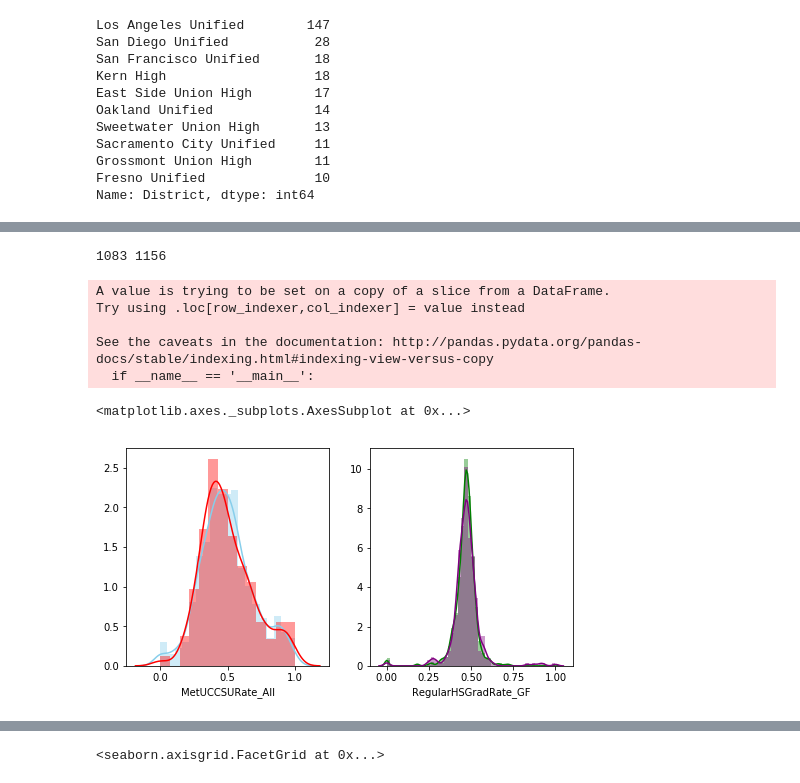
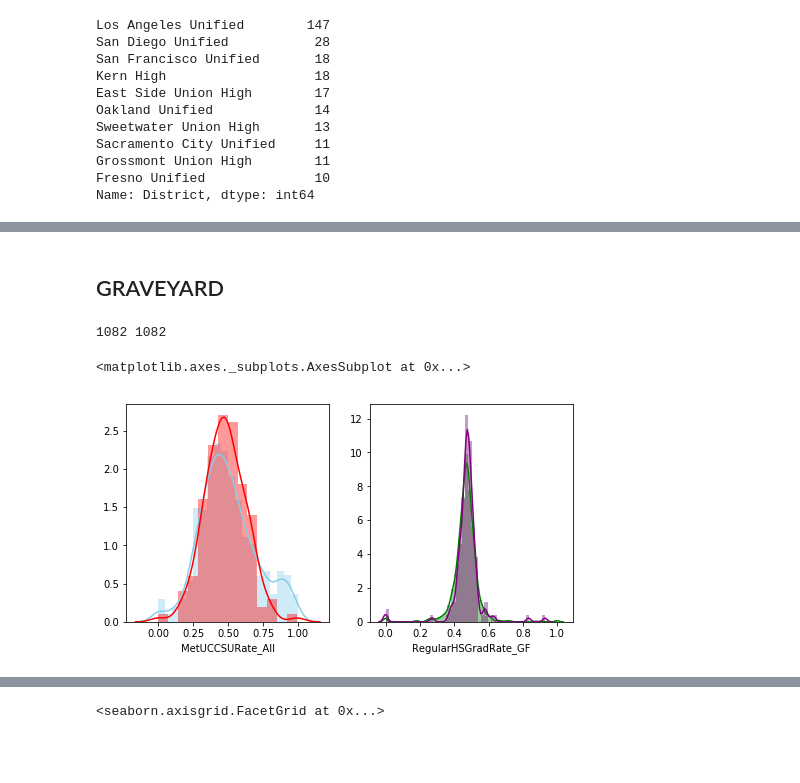
Before and after one commit to jordanplanders/Thinkful, a Jupyter notebook: Bootcamp/Unit 2/CA_edu_features.ipynb, the cells around one changed output, grey strips where cells are left out. Cells and saved outputs as stored; diff of their text form; code cells hidden in the pictures; blank space fills up the shorter version.

Commit message:
added new variables and heatmap

```diff
--- a/Bootcamp/Unit 2/CA_edu_features.ipynb
+++ b/Bootcamp/Unit 2/CA_edu_features.ipynb
@@ -335,0 +341,12 @@ Name: District, dtype: int64
+# %%
+g = sns.PairGrid(HS_sub[HS_numeric].dropna(), diag_sharey = False)
+g.map_upper(plt.scatter, alpha = .5)
+g.map_lower(sns.regplot, scatter_kws= dict(alpha = 0))
+g.map_diag(sns.kdeplot, lw = 3)
+
+for ik in range(len(HS_numeric)):
+    g.axes[ik,0].set_ylim(0,100)
+    g.axes[0,ik].set_xlim(0,100)
+
+g.axes[ik-1, 0].set_ylim(0, 2)
+g.axes[0, ik-1].set_xlim(0, 2)
@@ -335,0 +388,3 @@ Name: District, dtype: int64
+# %%
+HS_sub['pred_black'] = [1 if HS_sub['CohortStudentsRate_RB'][ik]>50 else 0 for ik in range(len(HS_sub))]
+HS_sub['pred_hisp'] = [1 if HS_sub['CohortStudentsRate_RH'][ik]>50 else 0 for ik in range(len(HS_sub))]
@@ -335,0 +427,10 @@ Name: District, dtype: int64
+# %%
+# Create a new variable seperating big schoool districts from small (which is to say Los Angeles from else)
+x = []
+for dist in HS_sub.groupby('District'):
+    if len(dist[1])>30:
+        x = x + [1]*len(dist[1])
+    else:
+        x = x + [0]*len(dist[1])
+
+HS_sub['big_dist'] = x
@@ -335,0 +455,10 @@ Name: District, dtype: int64
+# %%
+# Create a new variable seperating big schoool districts from small (which is to say Los Angeles from else)
+x = []
+for dist in HS_sub.groupby('District'):
+    if len(dist[1])<15:
+        x = x + [1]*len(dist[1])
+    else:
+        x = x + [0]*len(dist[1])
+
+HS_sub['small_dist'] = x
@@ -336,32 +483,29 @@ Name: District, dtype: int64
+# %% [markdown]
+## GRAVEYARD
 # %%
 # Create a new variable seperating big schoool districts from small (which is to say Los Angeles from else)
 x = []
 for dist in HS_sub.groupby('District'):
-    if len(dist[1])<8:
+    if len(dist[1])<30:
         x = x + [1]*len(dist[1])
     else:
         x = x + [0]*len(dist[1])
 
 HS_sub['small_dist'] = x
 
 fig, ax = plt.subplots(1, 2, figsize = (8, 4))
 print(len(HS_sub['MetUCCSURate_All'].dropna()), len(HS_sub['MetUCCSURate_All']))
-sns.distplot(HS_sub[HS_sub.small_dist == 1]['MetUCCSURate_All'].dropna(), color= 'skyblue', ax = ax[0])
-sns.distplot(HS_sub[HS_sub.small_dist == 0]['MetUCCSURate_All'].dropna(), color= 'red', ax = ax[0])
+sns.distplot(HS_sub[HS_sub.small_dist == 1]['MetUCCSURate_TA'].dropna(), color= 'skyblue', ax = ax[0])
+sns.distplot(HS_sub[HS_sub.small_dist == 0]['MetUCCSURate_TA'].dropna(), color= 'red', ax = ax[0])
 
 sns.distplot(HS_sub[HS_sub.small_dist == 1]['RegularHSGradRate_GF'].dropna(), color= 'green', ax = ax[1])
 sns.distplot(HS_sub[HS_sub.small_dist == 0]['RegularHSGradRate_GF'].dropna(), color= 'purple', ax = ax[1])
 # There is no number that demonstrates that school district size has an appreciable effect
 # on UC/CSU eligibility
 # %% [output]
-1083 1156
+1082 1082
-A value is trying to be set on a copy of a slice from a DataFrame.
-Try using .loc[row_indexer,col_indexer] = value instead
-
-See the caveats in the documentation: http://pandas.pydata.org/pandas-docs/stable/indexing.html#indexing-view-versus-copy
-  if __name__ == '__main__':
+<matplotlib.axes._subplots.AxesSubplot at 0x...>
-<matplotlib.axes._subplots.AxesSubplot at 0x...>
-[figure, old version]
+[figure, new version]
 # %%
 # print(len(HS_sub['MetUCCSURate_All'].dropna()), len(HS_sub['MetUCCSURate_All']))
 # sns.distplot(HS_sub[HS_sub.CharterYN == 1]['MetUCCSURate_All'].dropna(), color= 'skyblue')
```
Also changed, not shown: parts of 24 cells of this notebook.
